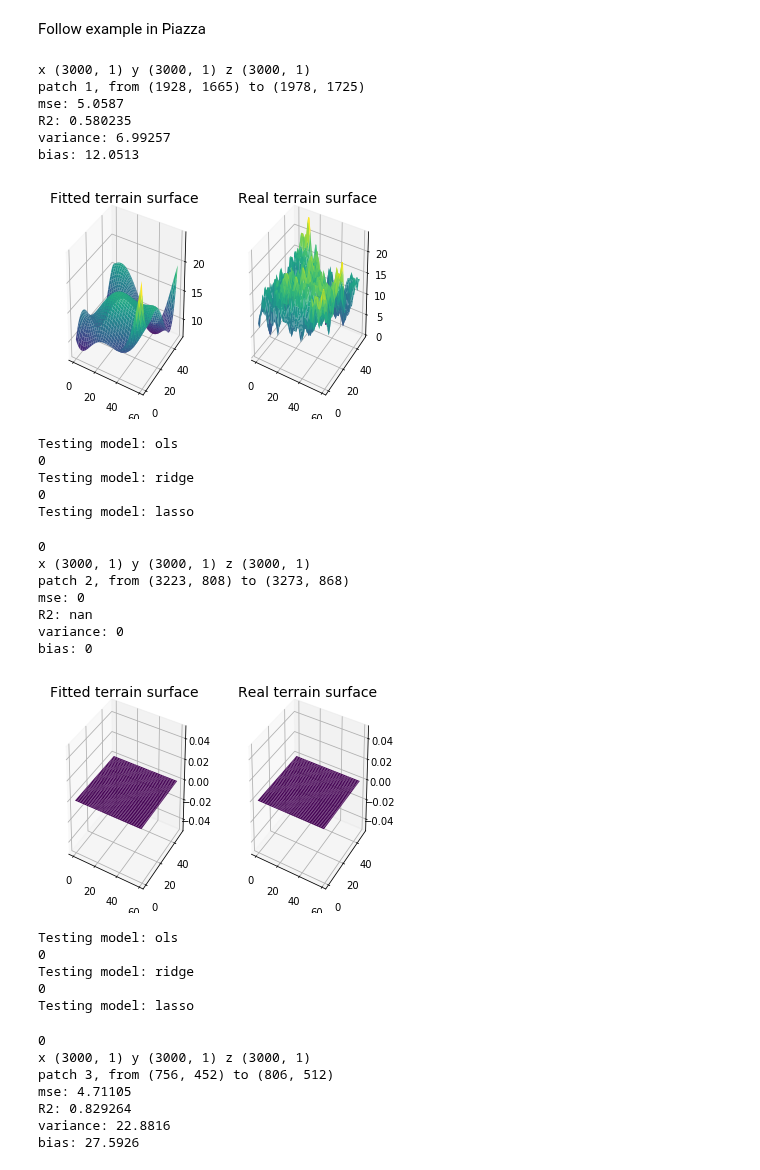
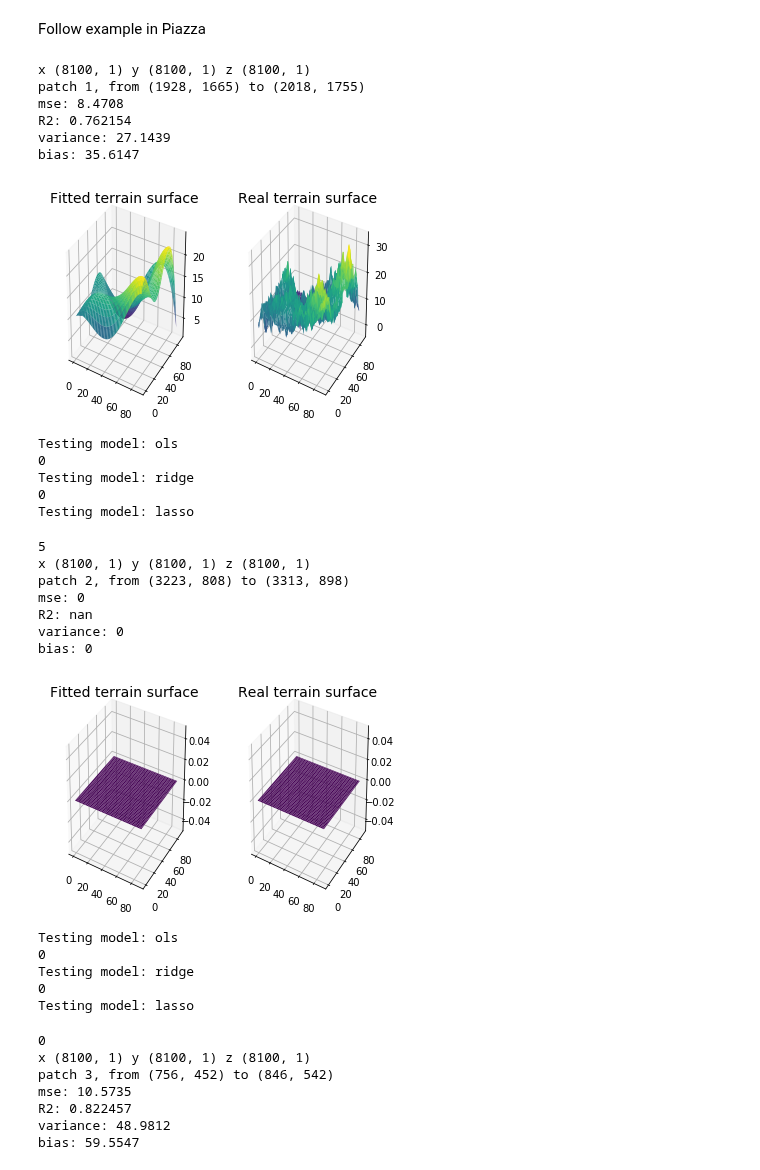
Before and after one commit to hannasv/project1, a Jupyter notebook: Project1_FYSSTK4155.ipynb, the cells around one changed output. Saved outputs shown, nothing was run; the diff lists cells and outputs as text; code cells hidden in the pictures.

```diff
--- a/Project1_FYSSTK4155.ipynb
+++ b/Project1_FYSSTK4155.ipynb
@@ -549,14 +554,0 @@ lasso 0.08692402790630464
-# %%
-param_grid = {
-    'ols': [0],
-    'ridge': [0.0001],
-    'lasso': [0.0001]
-}
-
-z_test, z_pred_test, bias, var, beta, mse_test, mse_train = resample(models, param_grid, X, z, nboots, split_size = 0.2)
-print(mse_test)
-
-param_grid = dict((key, [x * 10 for x in values]) for key, values in param_grid.items())
-
-z_test, z_pred_test, bias, var, beta, mse_test, mse_train = resample(models, param_grid, X, z, nboots, split_size = 0.2)
-print(mse_test)
@@ -596,11 +559,12 @@ print(y.shape
 # %%
 # Load the terrain
-terrain_flekkefjord = imread('Montevideo.tif')
+terrain_montevideo = imread('Montevideo.tif')
 # Show the terrain
-plt.figure()
-plt.title('Terrain over Flekkefjord', y=1.05, fontsize=17)
-plt.imshow(terrain_flekkefjord, cmap='gray')
+plt.figure(1, figsize = (7,7))
+plt.title('Terrain over Montevideo', y=1.05, fontsize=17)
+plt.imshow(terrain_montevideo, cmap='gray')
 plt.xlabel('X', fontsize=14)
 plt.ylabel('Y', fontsize=14)
+plt.savefig("results/figures/montevideo/montevideo.png")
 plt.show()
 # %% [output]
@@ -610,19 +581,19 @@ We subset the data, and generate a squared not singular design matrix.
 # %%
 lengthx = 200
 lengthy = 150
-terrain_flekkefjord = terrain_flekkefjord[0:lengthx,0:lengthy]
-terrain_flekkefjord.shape
+terrain_montevideo = terrain_montevideo[0:lengthx,0:lengthy]
+terrain_montevideo.shape
 
 
 x = np.linspace(1, lengthx, num=lengthx)
-y = np.linspace(1+80, lengthy+80, num=lengthy)
+y = np.linspace(1, lengthy, num=lengthy)
 
 x = np.arange(lengthx)
 y = np.arange(lengthy)
 # Generate a grid
 x = np.squeeze(np.tile(x,[1,lengthy] ))
 y = np.squeeze(np.tile(y,[1,lengthx] ))
-z = np.ndarray.flatten(terrain_flekkefjord)
+z = np.ndarray.flatten(terrain_montevideo)
 
 p = 5
 X = generateDesignmatrix(p,x,y)
@@ -630,7 +601,7 @@ X = generateDesignmatrix(p,x,y)
 # Experimental setup
 # Don't use alpha=0.001 because it can cause precision problems
 
-results_flekkefjord, z_pred_flekkefjord =  model_comparison0(
+results_montevideo, z_pred_montevideo =  model_comparison0(
     models, param_grid, X, z, split_size=0.2
     )
 # %% [output]
@@ -724,8 +683,11 @@ if __name__ == '__main__':
 
     ## Find some random patches within the dataset and perform a fit
 
-    patch_size_row = 50
-    patch_size_col = 60
+    patch_size_row = 90
+    patch_size_col = 90
+    # patch_size_row = 50  # uncomment for smaller samples
+    # patch_size_col = 50  # patch_size_col = 50
+
 
     # Define their axes
     rows = np.linspace(0, 1, patch_size_row)
@@ -768,63 +730,66 @@ if __name__ == '__main__':
         # x**8, x**7*y, x**6*y**2, x**5*y**3,x**4*y**4, x**3*y**5, x**2*y**6, x*y**7,y**8, \
         # x**9, x**8*y, x**7*y**2, x**6*y**3,x**5*y**4, x**4*y**5, x**3*y**6, x**2*y**7,x*y**8, y**9]
 
         beta_ols = np.linalg.inv(data.T @ data) @ data.T @ z
 
         fitted_patch = predict(rows, cols, beta_ols)
 
         mse = np.sum((fitted_patch - patch) ** 2) / num_data
         R2 = 1 - np.sum((fitted_patch - patch) ** 2) / np.sum((patch - np.mean(patch)) ** 2)
         var = np.sum((fitted_patch - np.mean(fitted_patch)) ** 2) / num_data
         bias = np.sum((patch - np.mean(fitted_patch)) ** 2) / num_data
 
         print("patch %d, from (%d, %d) to (%d, %d)" % (i + 1, row_start, col_start, row_end, col_end))
         print("mse: %g\nR2: %g" % (mse, R2))
         print("variance: %g" % var)
         print("bias: %g\n" % bias)
 
         surface_plot(fitted_patch, 'Fitted terrain surface', patch, 'Real terrain surface')
+
+        outfile = "results/figures/montevideo/patch_mvd" + str(i) + '.png'
+        #plt.savefig(outfile)
         plt.show()
 
 
 
 
         p= 5
         X = generateDesignmatrix(p,np.squeeze(x),np.squeeze(y))
 
 
-        results_flekkefjord, z_pred_flekkefjord =  model_comparison0(
+        results_montevideo, z_pred_montevideo =  model_comparison0(
             models, param_grid, X, z, split_size=0.2
         )
 # %% [output]
-x (3000, 1) y (3000, 1) z (3000, 1)
-patch 1, from (1928, 1665) to (1978, 1725)
-mse: 5.0587
-R2: 0.580235
-variance: 6.99257
-bias: 12.0513
+x (8100, 1) y (8100, 1) z (8100, 1)
+patch 1, from (1928, 1665) to (2018, 1755)
+mse: 8.4708
+R2: 0.762154
+variance: 27.1439
+bias: 35.6147
-[figure, old version]
+[figure, new version]
 Testing model: ols
 0
 Testing model: ridge
 0
 Testing model: lasso
-0
-x (3000, 1) y (3000, 1) z (3000, 1)
-patch 2, from (3223, 808) to (3273, 868)
+5
+x (8100, 1) y (8100, 1) z (8100, 1)
+patch 2, from (3223, 808) to (3313, 898)
 mse: 0
 R2: nan
 variance: 0
 bias: 0
-[figure, old version]
+[figure, new version]
 Testing model: ols
 0
 Testing model: ridge
 0
 Testing model: lasso
 0
-x (3000, 1) y (3000, 1) z (3000, 1)
-patch 3, from (756, 452) to (806, 512)
-mse: 4.71105
-R2: 0.829264
-variance: 22.8816
-bias: 27.5926
+x (8100, 1) y (8100, 1) z (8100, 1)
+patch 3, from (756, 452) to (846, 542)
+mse: 10.5735
+R2: 0.822457
+variance: 48.9812
+bias: 59.5547
```
Also changed, not shown: parts of 47 cells of this notebook, 21 other files.
